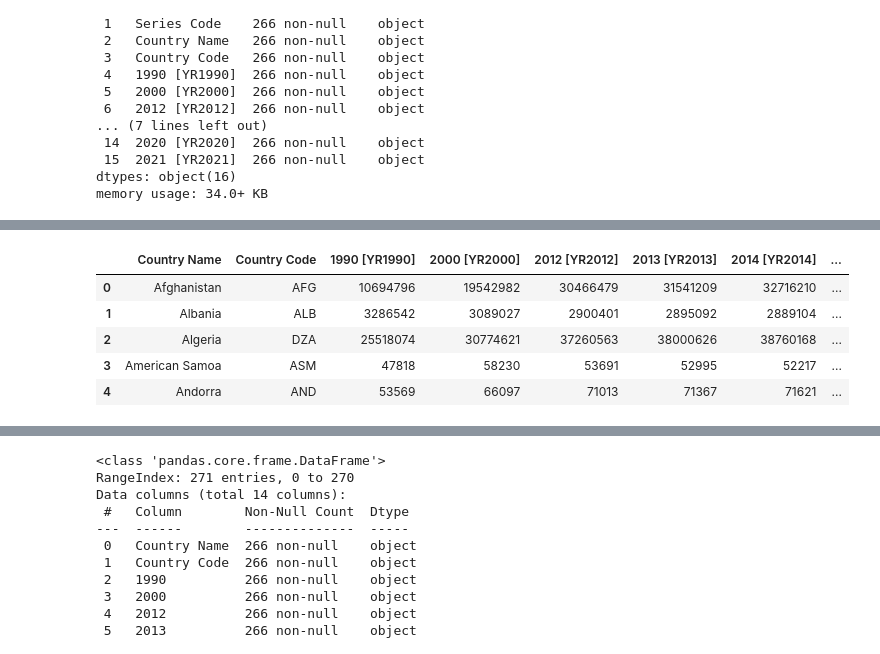
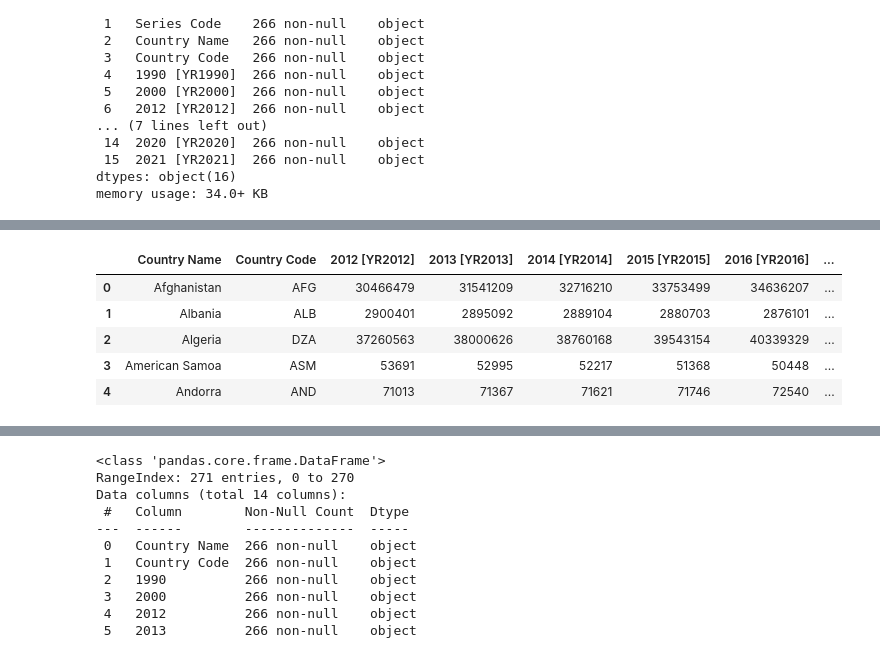
Before and after one commit to shannontorcato/data-analysis-projectt, a Jupyter notebook: src/main.ipynb, the cells around one changed output, grey strips where cells are left out. Cells and saved outputs as stored; diff of their text form; code cells hidden in the pictures.

```diff
--- a/src/main.ipynb
+++ b/src/main.ipynb
@@ -68,14 +72,14 @@ raw_population.describe()
 | freq | 266 | 266 | 1 | 1 | 2 | 2 | 2 | ... |
 # %%
 population = raw_population.copy()
-population.drop(['Series Name', 'Series Code'], axis=1, inplace=True)
+population.drop(['Series Name', 'Series Code', '1990 [YR1990]', '2000 [YR2000]'], axis=1, inplace=True)
 population.head()
 # %% [output]
-|  | Country Name | Country Code | 1990 [YR1990] | 2000 [YR2000] | 2012 [YR2012] | 2013 [YR2013] | 2014 [YR2014] | ... |
-| 0 | Afghanistan | AFG | 10694796 | 19542982 | 30466479 | 31541209 | 32716210 | ... |
-| 1 | Albania | ALB | 3286542 | 3089027 | 2900401 | 2895092 | 2889104 | ... |
-| 2 | Algeria | DZA | 25518074 | 30774621 | 37260563 | 38000626 | 38760168 | ... |
-| 3 | American Samoa | ASM | 47818 | 58230 | 53691 | 52995 | 52217 | ... |
-| 4 | Andorra | AND | 53569 | 66097 | 71013 | 71367 | 71621 | ... |
+|  | Country Name | Country Code | 2012 [YR2012] | 2013 [YR2013] | 2014 [YR2014] | 2015 [YR2015] | 2016 [YR2016] | ... |
+| 0 | Afghanistan | AFG | 30466479 | 31541209 | 32716210 | 33753499 | 34636207 | ... |
+| 1 | Albania | ALB | 2900401 | 2895092 | 2889104 | 2880703 | 2876101 | ... |
+| 2 | Algeria | DZA | 37260563 | 38000626 | 38760168 | 39543154 | 40339329 | ... |
+| 3 | American Samoa | ASM | 53691 | 52995 | 52217 | 51368 | 50448 | ... |
+| 4 | Andorra | AND | 71013 | 71367 | 71621 | 71746 | 72540 | ... |
 # %%
 population.rename(columns={
```
Also changed, not shown: parts of 4 cells of this notebook.
